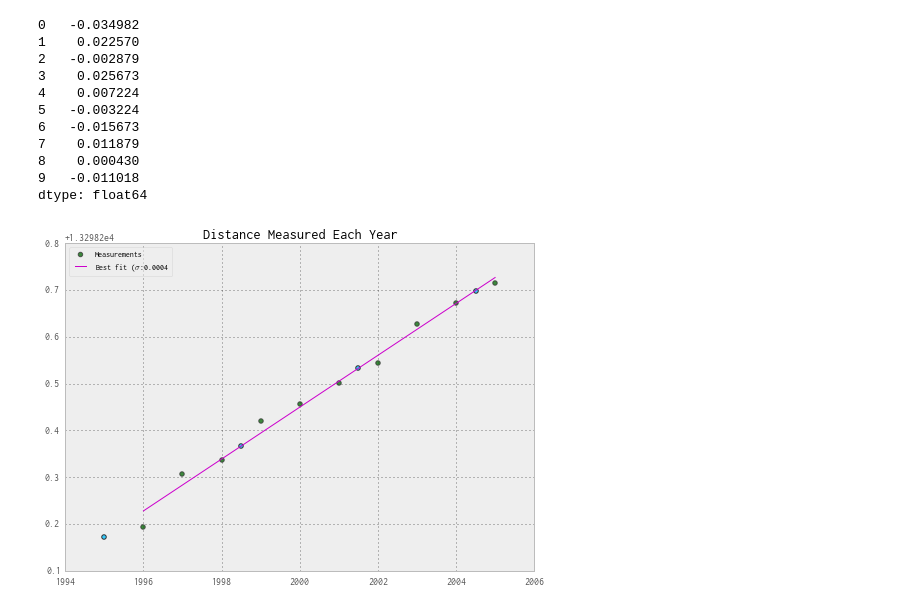
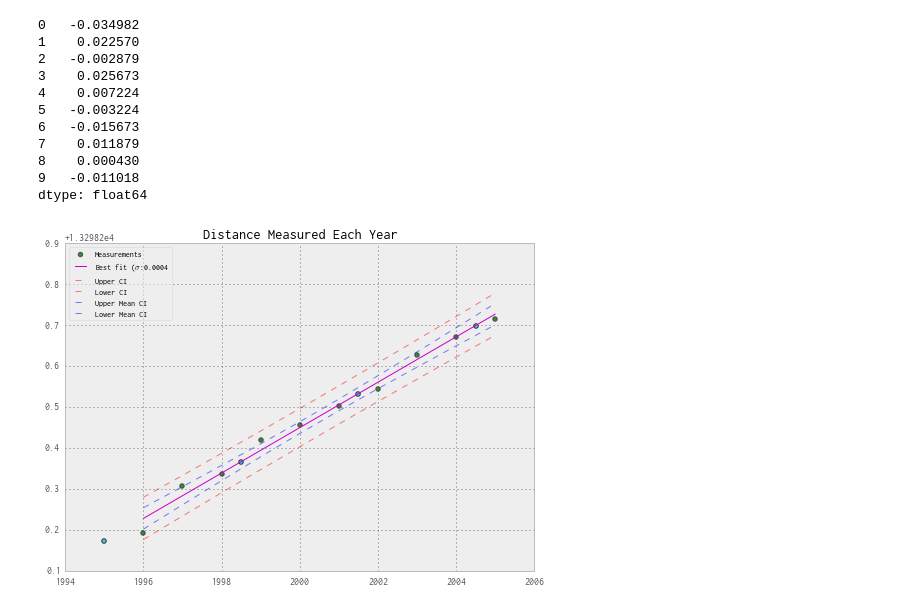
Before and after one commit to urschrei/linalg, a Jupyter notebook: notebooks/ordinary_least_squares.ipynb, the cells around one changed output. Drawn from its saved outputs; the diff is of its cells as text; code cells hidden in the pictures.

Commit message:
Adding confidence intervals to OLS plot

```diff
--- a/notebooks/ordinary_least_squares.ipynb
+++ b/notebooks/ordinary_least_squares.ipynb
@@ -136,6 +137,14 @@ fit.resid
 8    0.000430
 9   -0.011018
 dtype: float64
+# %%
+# ols cinv
+st, data, ss2 = summary_table(fit, alpha=0.05)
+
+fittedvalues = data[:,2]
+predict_mean_se  = data[:,3]
+predict_mean_ci_low, predict_mean_ci_upp = data[:,4:6].T
+predict_ci_low, predict_ci_upp = data[:,6:8].T
 # %%
 fig = matplotlib.pyplot.gcf()
 # this will save as 722px (max width for a Github README) when dpi is set to 100
@@ -149,33 +158,40 @@ orig = plt.scatter(
     lw=1,
     alpha=0.75)
 # we need the comma here: http://stackoverflow.com/questions/11983024/matplotlib-legends-not-working
 fitted, = plt.plot(
     year_distance['Year'],
     fit.predict(),
     color='#CC00CC',)
 # let's predict some data
 years = [1995, 1998.5, 2001.5, 2004.5]
 predicted = fit.predict(
     pd.DataFrame({
         'Intercept': np.ones(len(years)),
         'Year': years}))
 pred = plt.scatter(
     years,
     predicted,
     color='#33CCFF',
     edgecolor='#333333',
     marker='o',
     lw=1,
     alpha=1.0)
+
+cil, = plt.plot(year_distance['Year'], predict_ci_low, 'r--', lw=1, alpha=0.5)
+ciu, = plt.plot(year_distance['Year'], predict_ci_upp, 'r--', lw=1, alpha=0.5)
+mcil, = plt.plot(year_distance['Year'], predict_mean_ci_low, 'b--', lw=1, alpha=0.5)
+mciu, = plt.plot(year_distance['Year'], predict_mean_ci_upp, 'b--', lw=1, alpha=0.5)
+
 leg = plt.legend(
-    (orig, fitted),
-    ('Measurements', r'Best fit ($\sigma$:%0.4f' % fit.mse_resid),
+    (orig, fitted, ciu, cil, mciu, mcil),
+    ('Measurements', r'Best fit ($\sigma$:%0.4f' % fit.mse_resid, 'Upper CI', 'Lower CI', 'Upper Mean CI', 'Lower Mean CI'),
     loc='upper left',
     scatterpoints=1,
     fontsize=8)
+
 plt.title('Distance Measured Each Year')
 leg.get_frame().set_alpha(0.5)
 plt.tight_layout()
 plt.savefig('../OLS.png', dpi=100, alpha=True)
 # %% [output]
-[figure, old version]
+[figure, new version]
```
Also changed, not shown: parts of 2 cells of this notebook, 1 other file.
